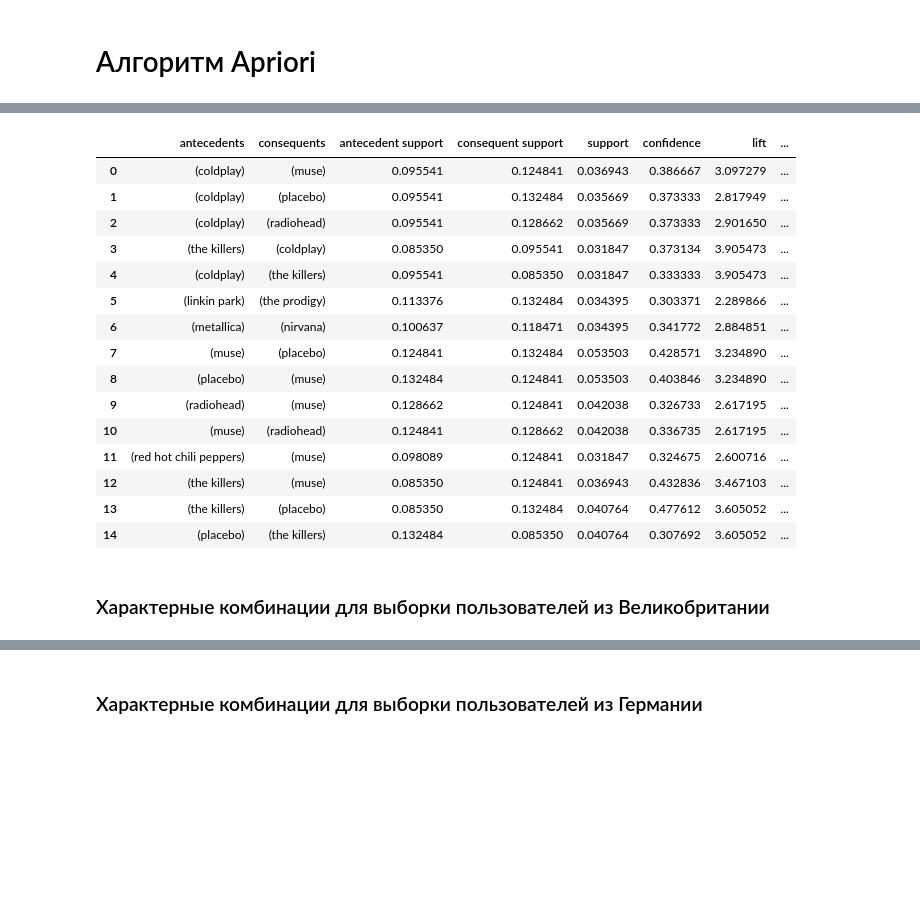
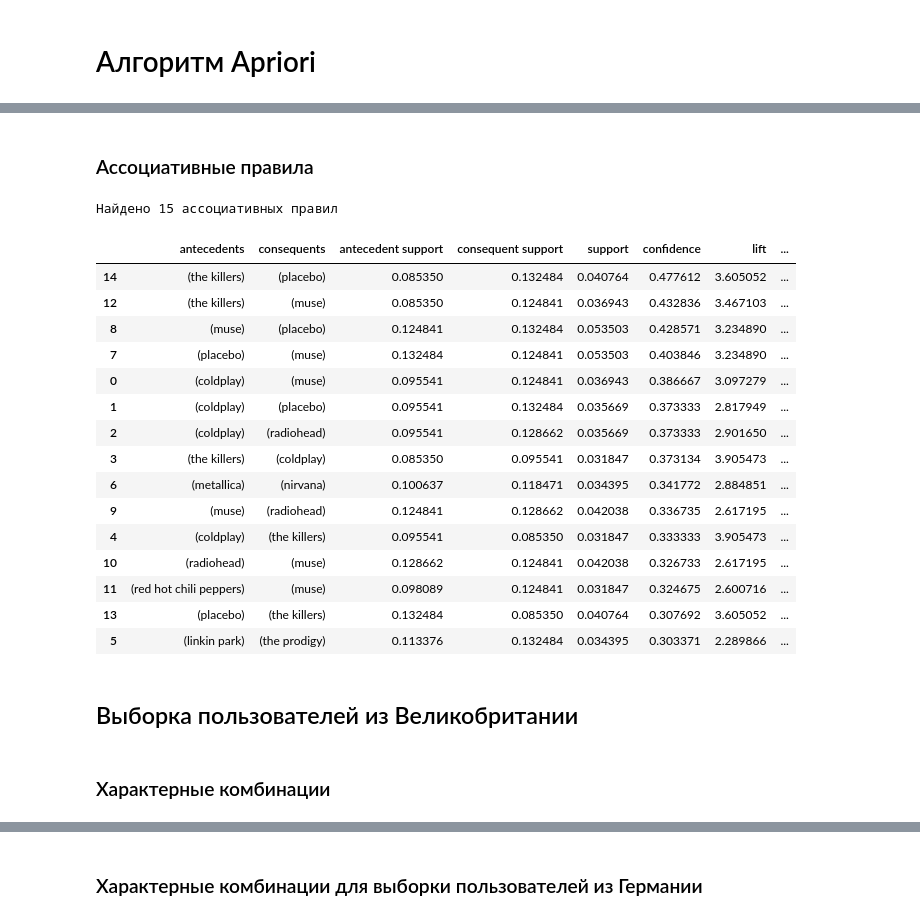
Before and after one commit to amatemeow/MLPY, a Jupyter notebook: task2/task2.ipynb, the cells around one changed output, grey strips where cells are left out. Cells and saved outputs as stored; diff of their text form; code cells hidden in the pictures; blank space fills up the shorter version.

```diff
--- a/task2/task2.ipynb
+++ b/task2/task2.ipynb
@@ -345,28 +379,34 @@ print("Максимальная длина набора: %d" % freq_ru['itemsets
 
 [134 rows x 2 columns]
 Максимальная длина набора: 2
+# %% [markdown]
+<h3>Ассоциативные правила</h3>
 # %%
 rules_ru = ml.association_rules(freq_ru, metric = "confidence", min_threshold = 0.3)
-rules_ru
+print("Найдено %d ассоциативных правил" % len(rules_ru))
+rules_ru.sort_values("confidence", axis = 0, ascending = False)
 # %% [output]
+Найдено 15 ассоциативных правил
 |  | antecedents | consequents | antecedent support | consequent support | support | confidence | lift | ... |
+| 14 | (the killers) | (placebo) | 0.085350 | 0.132484 | 0.040764 | 0.477612 | 3.605052 | ... |
+| 12 | (the killers) | (muse) | 0.085350 | 0.124841 | 0.036943 | 0.432836 | 3.467103 | ... |
+| 8 | (muse) | (placebo) | 0.124841 | 0.132484 | 0.053503 | 0.428571 | 3.234890 | ... |
+| 7 | (placebo) | (muse) | 0.132484 | 0.124841 | 0.053503 | 0.403846 | 3.234890 | ... |
 | 0 | (coldplay) | (muse) | 0.095541 | 0.124841 | 0.036943 | 0.386667 | 3.097279 | ... |
 | 1 | (coldplay) | (placebo) | 0.095541 | 0.132484 | 0.035669 | 0.373333 | 2.817949 | ... |
 | 2 | (coldplay) | (radiohead) | 0.095541 | 0.128662 | 0.035669 | 0.373333 | 2.901650 | ... |
 | 3 | (the killers) | (coldplay) | 0.085350 | 0.095541 | 0.031847 | 0.373134 | 3.905473 | ... |
+| 6 | (metallica) | (nirvana) | 0.100637 | 0.118471 | 0.034395 | 0.341772 | 2.884851 | ... |
+| 9 | (muse) | (radiohead) | 0.124841 | 0.128662 | 0.042038 | 0.336735 | 2.617195 | ... |
 | 4 | (coldplay) | (the killers) | 0.095541 | 0.085350 | 0.031847 | 0.333333 | 3.905473 | ... |
+| 10 | (radiohead) | (muse) | 0.128662 | 0.124841 | 0.042038 | 0.326733 | 2.617195 | ... |
+| 11 | (red hot chili peppers) | (muse) | 0.098089 | 0.124841 | 0.031847 | 0.324675 | 2.600716 | ... |
+| 13 | (placebo) | (the killers) | 0.132484 | 0.085350 | 0.040764 | 0.307692 | 3.605052 | ... |
 | 5 | (linkin park) | (the prodigy) | 0.113376 | 0.132484 | 0.034395 | 0.303371 | 2.289866 | ... |
-| 6 | (metallica) | (nirvana) | 0.100637 | 0.118471 | 0.034395 | 0.341772 | 2.884851 | ... |
-| 7 | (muse) | (placebo) | 0.124841 | 0.132484 | 0.053503 | 0.428571 | 3.234890 | ... |
-| 8 | (placebo) | (muse) | 0.132484 | 0.124841 | 0.053503 | 0.403846 | 3.234890 | ... |
-| 9 | (radiohead) | (muse) | 0.128662 | 0.124841 | 0.042038 | 0.326733 | 2.617195 | ... |
-| 10 | (muse) | (radiohead) | 0.124841 | 0.128662 | 0.042038 | 0.336735 | 2.617195 | ... |
-| 11 | (red hot chili peppers) | (muse) | 0.098089 | 0.124841 | 0.031847 | 0.324675 | 2.600716 | ... |
-| 12 | (the killers) | (muse) | 0.085350 | 0.124841 | 0.036943 | 0.432836 | 3.467103 | ... |
-| 13 | (the killers) | (placebo) | 0.085350 | 0.132484 | 0.040764 | 0.477612 | 3.605052 | ... |
-| 14 | (placebo) | (the killers) | 0.132484 | 0.085350 | 0.040764 | 0.307692 | 3.605052 | ... |
+# %% [markdown]
+<h2>Выборка пользователей из Великобритании</h2>
 # %% [markdown]
-<h3>Характерные комбинации для выборки пользователей из Великобритании</h3>
+<h3>Характерные комбинации</h3>
 # %%
 freq_uk = ml.apriori(grouped_uk_bin, min_support = 0.035, use_colnames = True)
 print("Найдено %d характерных комбинаций" % len(freq_uk))
```
Also changed, not shown: parts of 52 cells of this notebook.
